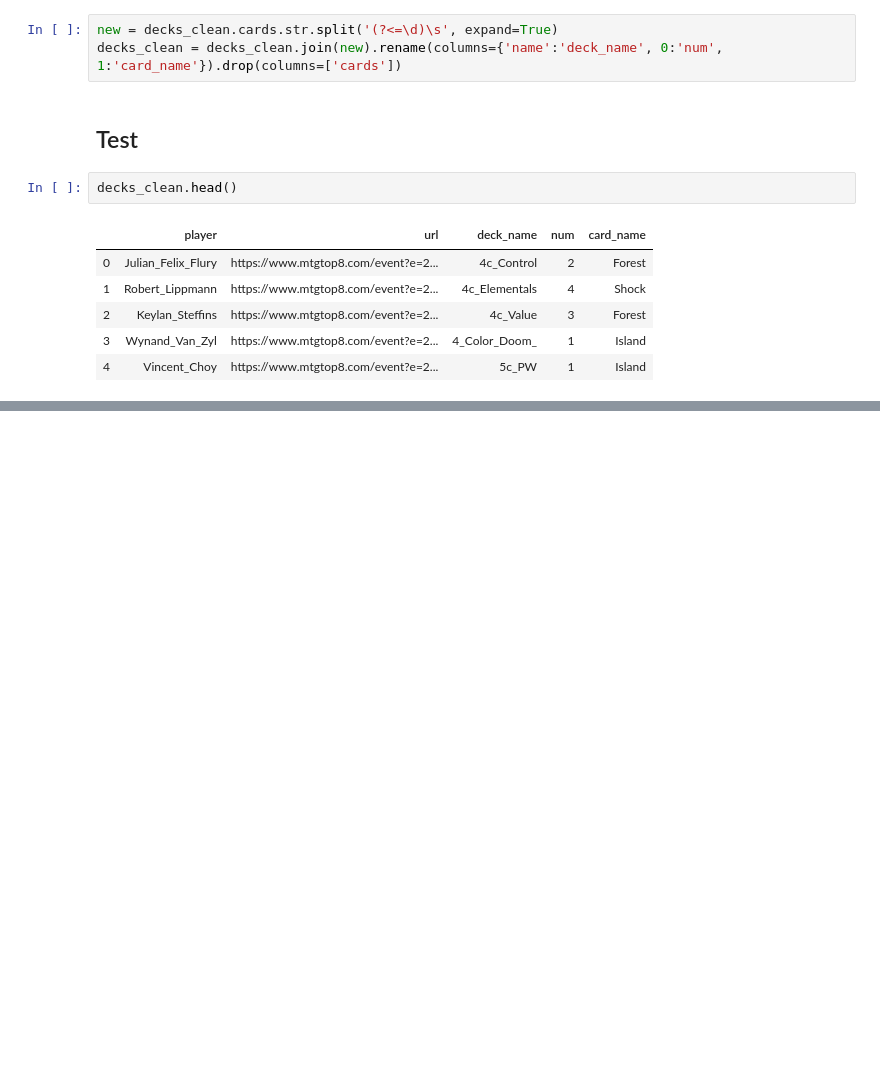
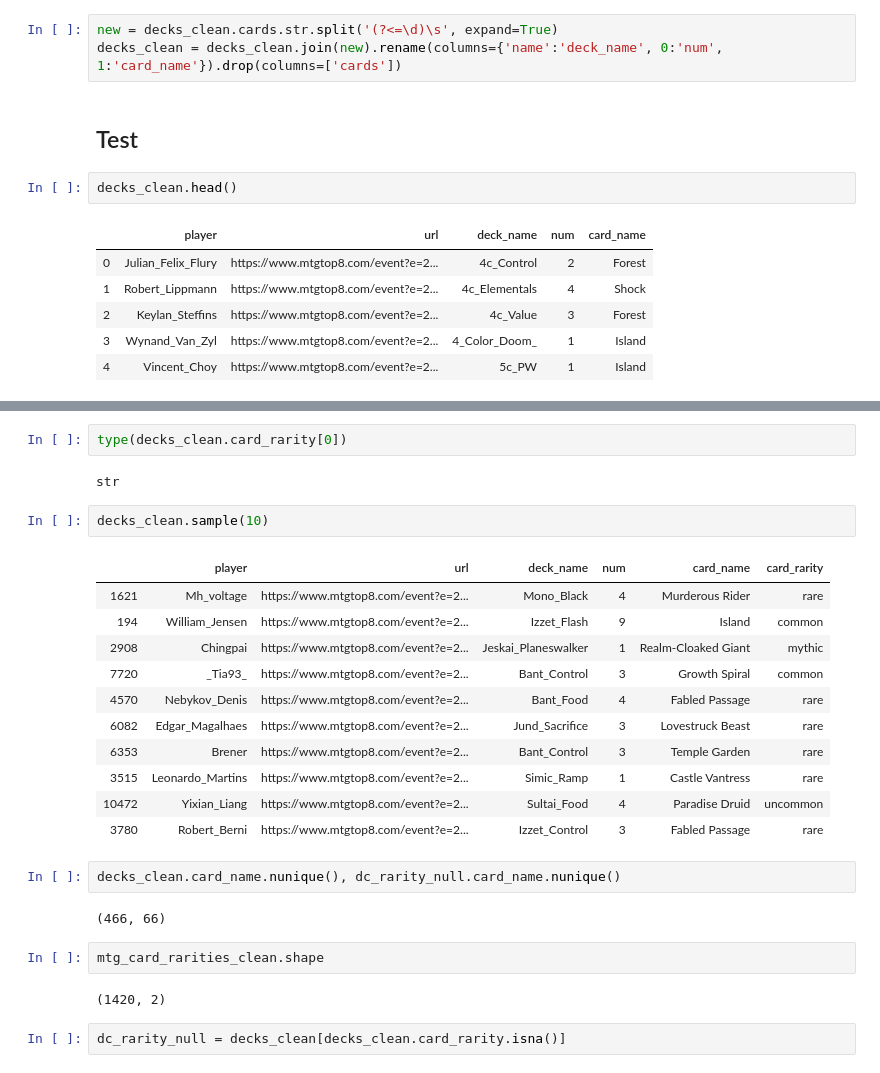
Before and after one commit to jcorum11/MTGA_rarity_analysis, a Jupyter notebook: wrangle_notebooks/mtg_wrangle_act.ipynb, the cells around one changed output, grey strips where cells are left out. Saved outputs shown, nothing was run; the diff lists cells and outputs as text; blank space fills up the shorter version.

```diff
--- a/wrangle_notebooks/mtg_wrangle_act.ipynb
+++ b/wrangle_notebooks/mtg_wrangle_act.ipynb
@@ -147,0 +281,28 @@ decks_clean.to_csv('~/Documents/programs/python/MTGA_rarity_analysis/data/decks.
+# %%
+type(decks_clean.card_rarity[0])
+# %% [output]
+str
+# %%
+decks_clean.sample(10)
+# %% [output]
+|  | player | url | deck_name | num | card_name | card_rarity |
+| 1621 | Mh_voltage | https://www.mtgtop8.com/event?e=2... | Mono_Black | 4 | Murderous Rider | rare |
+| 194 | William_Jensen | https://www.mtgtop8.com/event?e=2... | Izzet_Flash | 9 | Island | common |
+| 2908 | Chingpai | https://www.mtgtop8.com/event?e=2... | Jeskai_Planeswalker | 1 | Realm-Cloaked Giant | mythic |
+| 7720 | _Tia93_ | https://www.mtgtop8.com/event?e=2... | Bant_Control | 3 | Growth Spiral | common |
+| 4570 | Nebykov_Denis | https://www.mtgtop8.com/event?e=2... | Bant_Food | 4 | Fabled Passage | rare |
+| 6082 | Edgar_Magalhaes | https://www.mtgtop8.com/event?e=2... | Jund_Sacrifice | 3 | Lovestruck Beast | rare |
+| 6353 | Brener | https://www.mtgtop8.com/event?e=2... | Bant_Control | 3 | Temple Garden | rare |
+| 3515 | Leonardo_Martins | https://www.mtgtop8.com/event?e=2... | Simic_Ramp | 1 | Castle Vantress | rare |
+| 10472 | Yixian_Liang | https://www.mtgtop8.com/event?e=2... | Sultai_Food | 4 | Paradise Druid | uncommon |
+| 3780 | Robert_Berni | https://www.mtgtop8.com/event?e=2... | Izzet_Control | 3 | Fabled Passage | rare |
+# %%
+decks_clean.card_name.nunique(), dc_rarity_null.card_name.nunique()
+# %% [output]
+(466, 66)
+# %%
+mtg_card_rarities_clean.shape
+# %% [output]
+(1420, 2)
+# %%
+dc_rarity_null = decks_clean[decks_clean.card_rarity.isna()]
```
Also changed, not shown: parts of 48 cells of this notebook, 8 other files.
